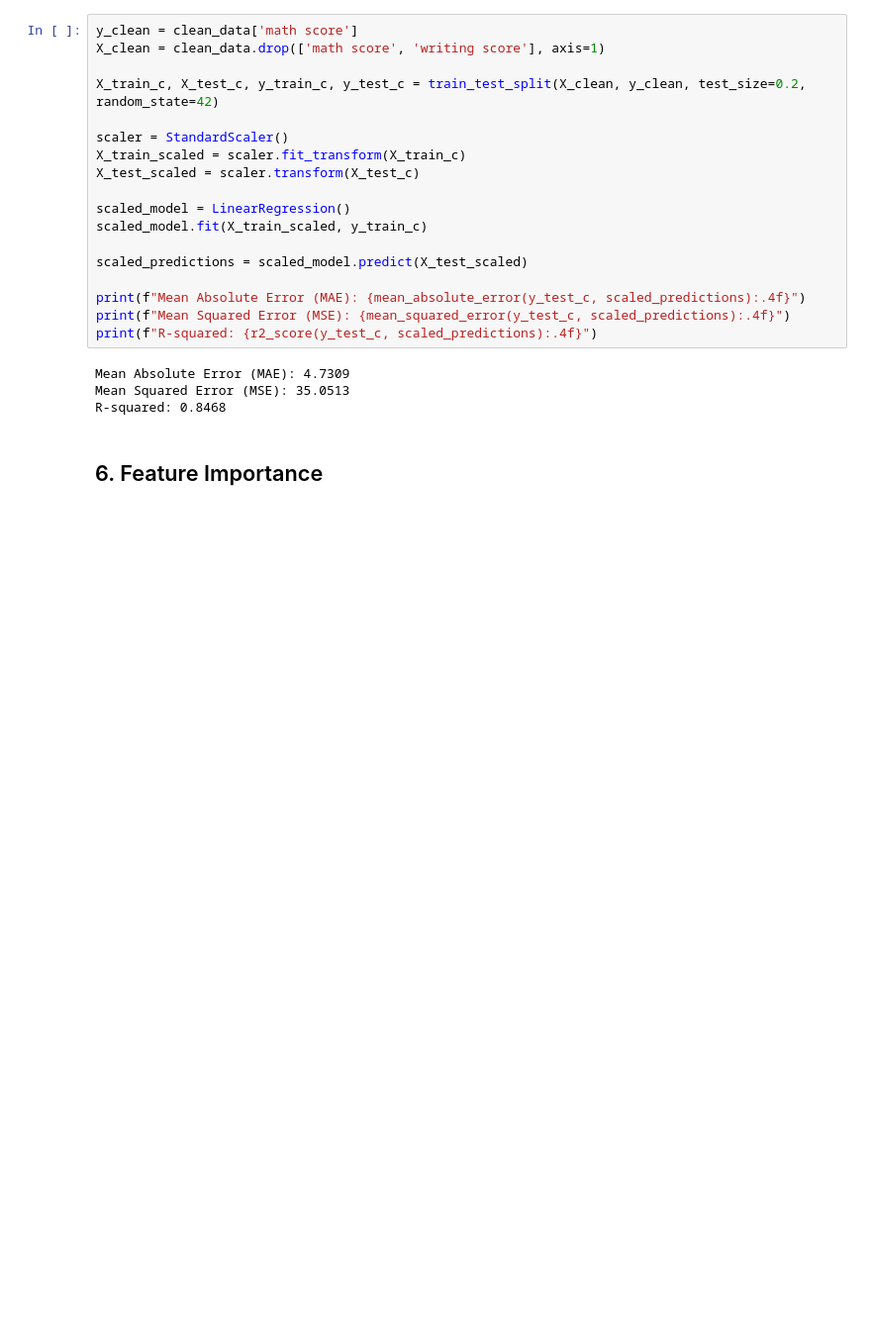
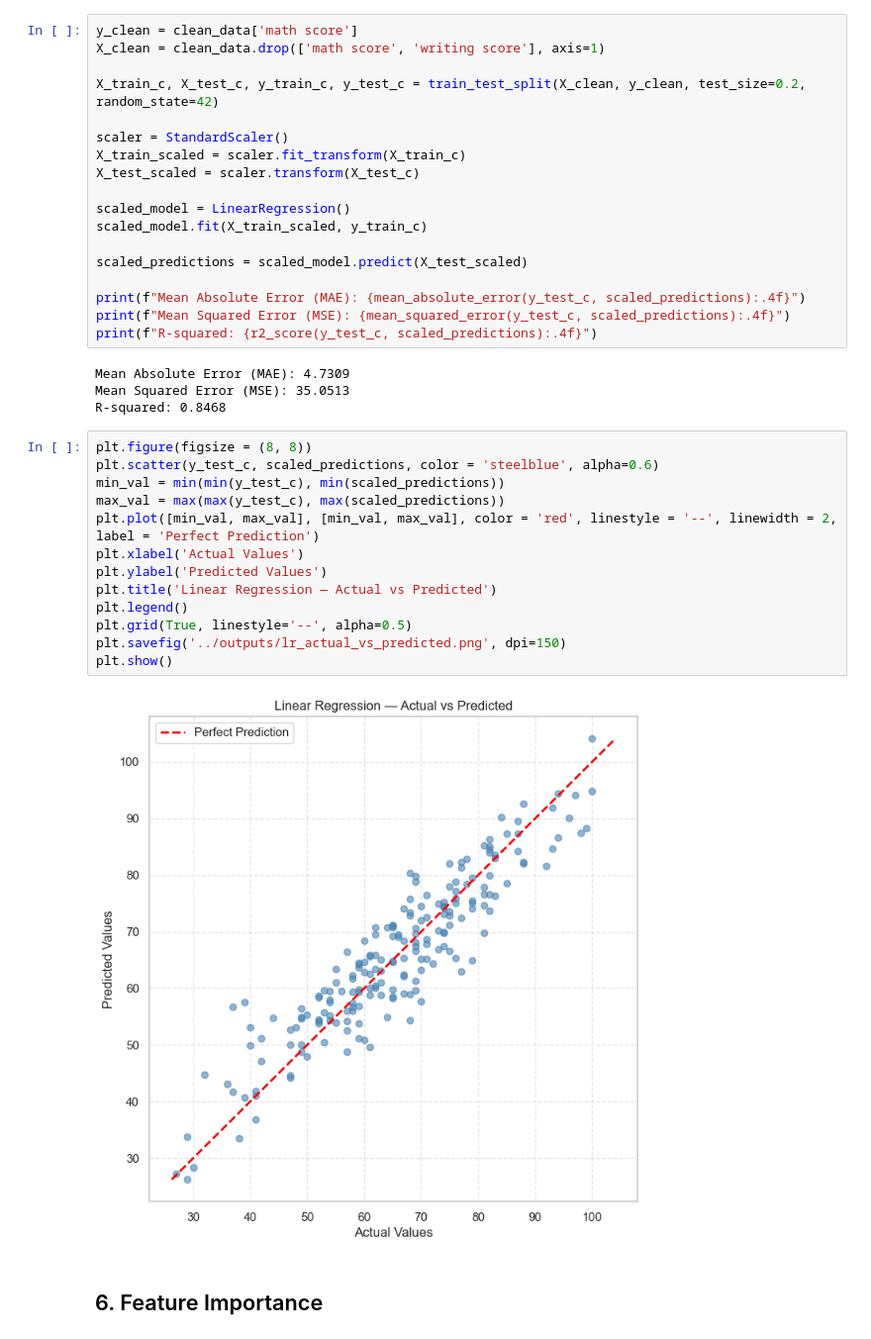
Before and after one commit to VaibhavNileshKumarDave/synent-task8-mlmodel-vaibhav-dave, a Jupyter notebook: notebooks/StudentsPerformance.ipynb, the cells around one changed output. Shown at 99% size. Saved outputs shown, nothing was run; the diff lists cells and outputs as text; blank space fills up the shorter version.

Commit message:
Add Actual vs Predicted plot for Linear Regression

```diff
--- a/notebooks/StudentsPerformance.ipynb
+++ b/notebooks/StudentsPerformance.ipynb
@@ -178,6 +175,21 @@ print(f"R-squared: {r2_score(y_test_c, scaled_predictions):.4f}")
 Mean Absolute Error (MAE): 4.7309
 Mean Squared Error (MSE): 35.0513
 R-squared: 0.8468
+# %%
+plt.figure(figsize = (8, 8))
+plt.scatter(y_test_c, scaled_predictions, color = 'steelblue', alpha=0.6)
+min_val = min(min(y_test_c), min(scaled_predictions))
+max_val = max(max(y_test_c), max(scaled_predictions))
+plt.plot([min_val, max_val], [min_val, max_val], color = 'red', linestyle = '--', linewidth = 2, label = 'Perfect Prediction')
+plt.xlabel('Actual Values')
+plt.ylabel('Predicted Values')
+plt.title('Linear Regression — Actual vs Predicted')
+plt.legend()
+plt.grid(True, linestyle='--', alpha=0.5)
+plt.savefig('../outputs/lr_actual_vs_predicted.png', dpi=150)
+plt.show()
+# %% [output]
+[figure, added]
 # %% [markdown]
 ## 6. Feature Importance
 # %%
```
Also changed, not shown: parts of 2 cells of this notebook, 1 other file.
